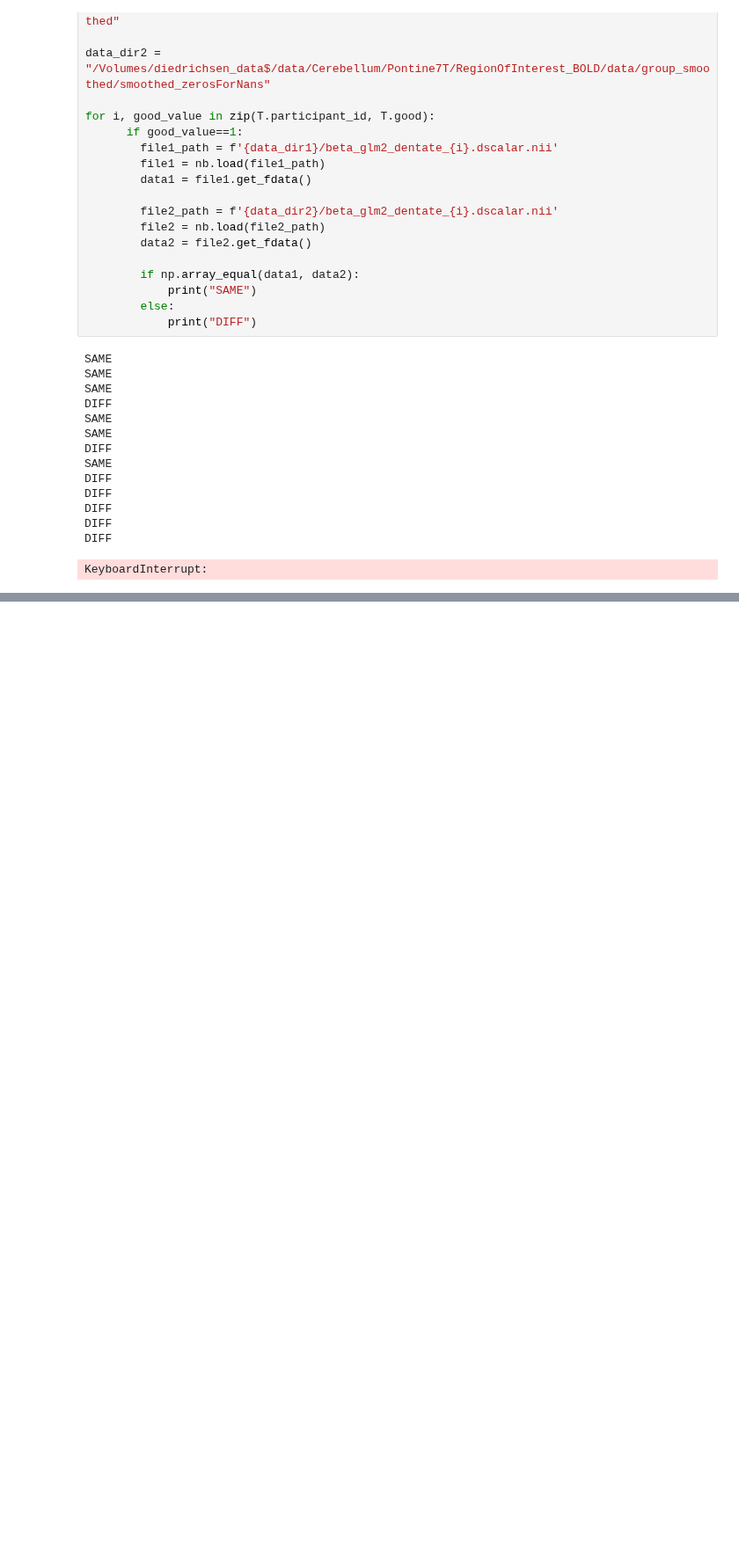
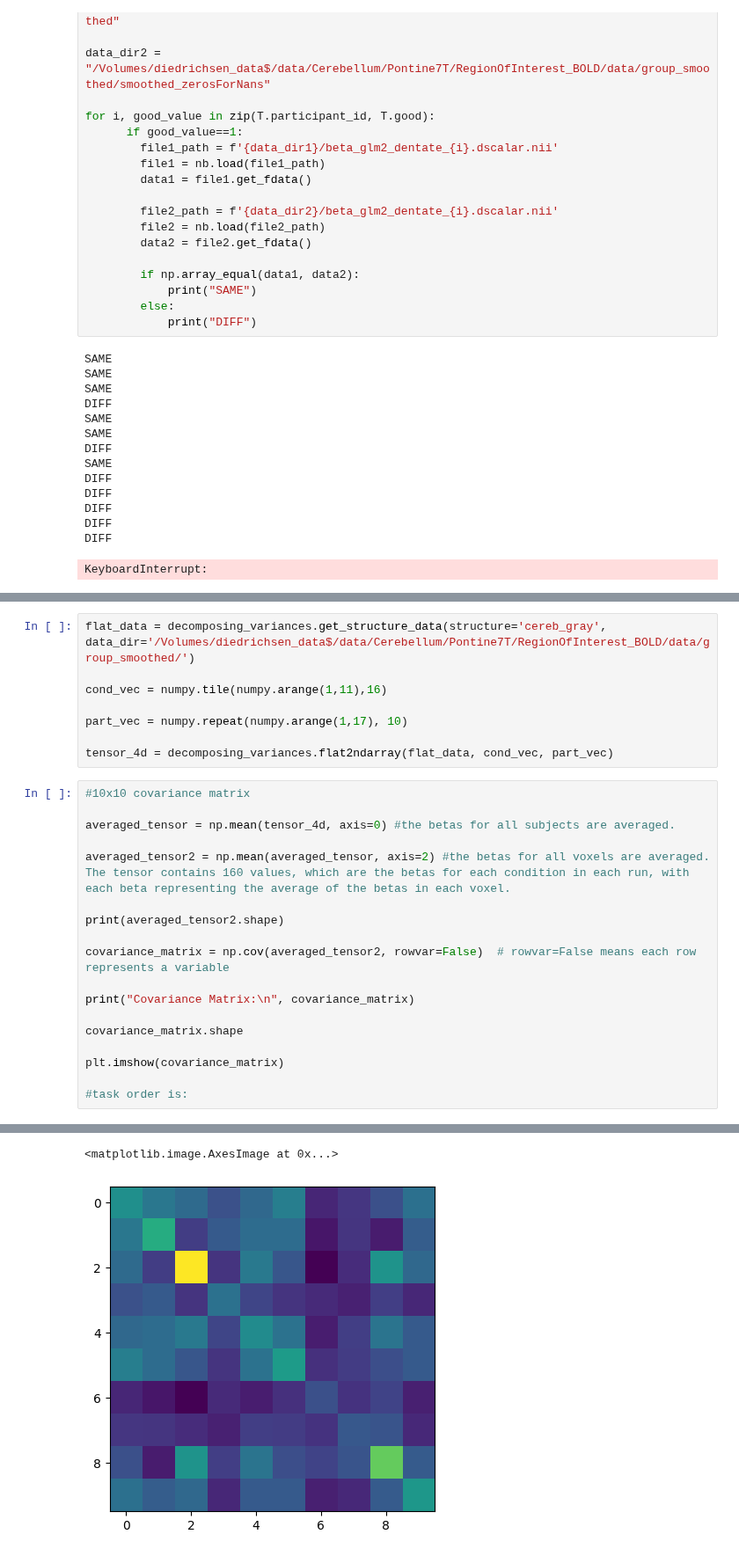
Before and after one commit to DiedrichsenLab/Pontine7T, a Jupyter notebook: notebooks/plots_decomp_var.ipynb, the cells around one changed output, grey strips where cells are left out. Shown at 88% size. Cells and saved outputs as stored; diff of their text form; blank space fills up the shorter version.

```diff
--- a/notebooks/plots_decomp_var.ipynb
+++ b/notebooks/plots_decomp_var.ipynb
@@ -1448,0 +1421,27 @@ vox offset (=47896) not divisible by 16, not SPM compatible; leaving at current
+# %%
+flat_data = decomposing_variances.get_structure_data(structure='cereb_gray', data_dir='/Volumes/diedrichsen_data$/data/Cerebellum/Pontine7T/RegionOfInterest_BOLD/data/group_smoothed/')
+
+cond_vec = numpy.tile(numpy.arange(1,11),16)
+
+part_vec = numpy.repeat(numpy.arange(1,17), 10)
+
+tensor_4d = decomposing_variances.flat2ndarray(flat_data, cond_vec, part_vec)
+# %%
+#10x10 covariance matrix
+
+averaged_tensor = np.mean(tensor_4d, axis=0) #the betas for all subjects are averaged.
+
+averaged_tensor2 = np.mean(averaged_tensor, axis=2) #the betas for all voxels are averaged. The tensor contains 160 values, which are the betas for each condition in each run, with each beta representing the average of the betas in each voxel.
+
+print(averaged_tensor2.shape)
+
+covariance_matrix = np.cov(averaged_tensor2, rowvar=False)  # rowvar=False means each row represents a variable
+
+print("Covariance Matrix:\n", covariance_matrix)
+
+covariance_matrix.shape
+
+plt.imshow(covariance_matrix)
+
+#task order is:
+# %% [output]
@@ -1448,0 +1465,2 @@ vox offset (=47896) not divisible by 16, not SPM compatible; leaving at current
+<matplotlib.image.AxesImage at 0x...>
+[figure, added]
```
Also changed, not shown: parts of 20 cells of this notebook, 1 other file.
